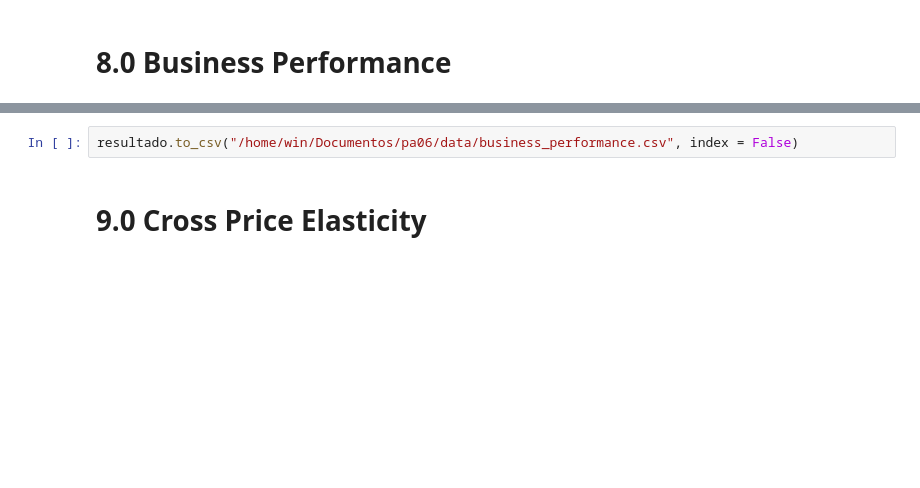
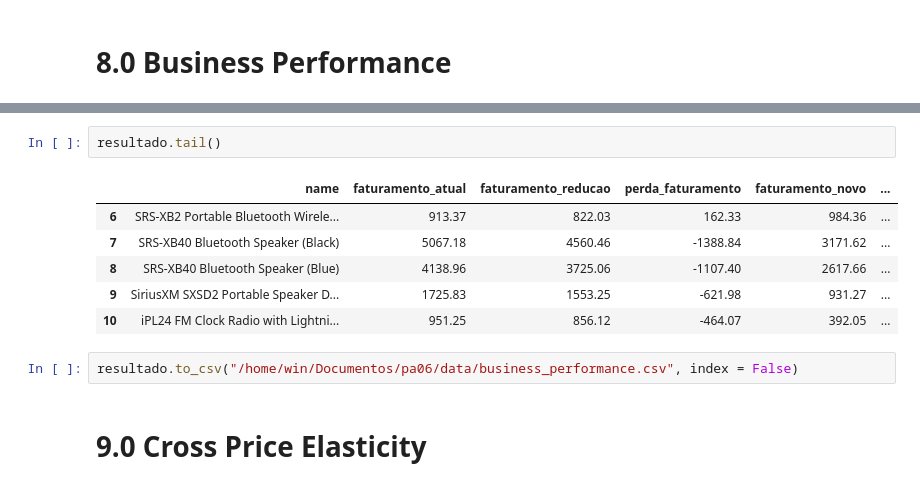
Before and after one commit to antonioorichard/elasticidade_dos_preco, a Jupyter notebook: notebook/pa06.ipynb, the cells around one changed output, grey strips where cells are left out. Saved outputs shown, nothing was run; the diff lists cells and outputs as text; blank space fills up the shorter version.

```diff
--- a/notebook/pa06.ipynb
+++ b/notebook/pa06.ipynb
@@ -1273,3 +1472,12 @@ resultado.head()
+# %%
+resultado.tail()
+# %% [output]
+|  | name | faturamento_atual | faturamento_reducao | perda_faturamento | faturamento_novo | ... |
+| 6 | SRS-XB2 Portable Bluetooth Wirele... | 913.37 | 822.03 | 162.33 | 984.36 | ... |
+| 7 | SRS-XB40 Bluetooth Speaker (Black) | 5067.18 | 4560.46 | -1388.84 | 3171.62 | ... |
+| 8 | SRS-XB40 Bluetooth Speaker (Blue) | 4138.96 | 3725.06 | -1107.40 | 2617.66 | ... |
+| 9 | SiriusXM SXSD2 Portable Speaker D... | 1725.83 | 1553.25 | -621.98 | 931.27 | ... |
+| 10 | iPL24 FM Clock Radio with Lightni... | 951.25 | 856.12 | -464.07 | 392.05 | ... |
 # %%
 resultado.to_csv("/home/win/Documentos/pa06/data/business_performance.csv", index = False)
 # %% [markdown]
```
Also changed, not shown: parts of 23 cells of this notebook, 46 other files.
